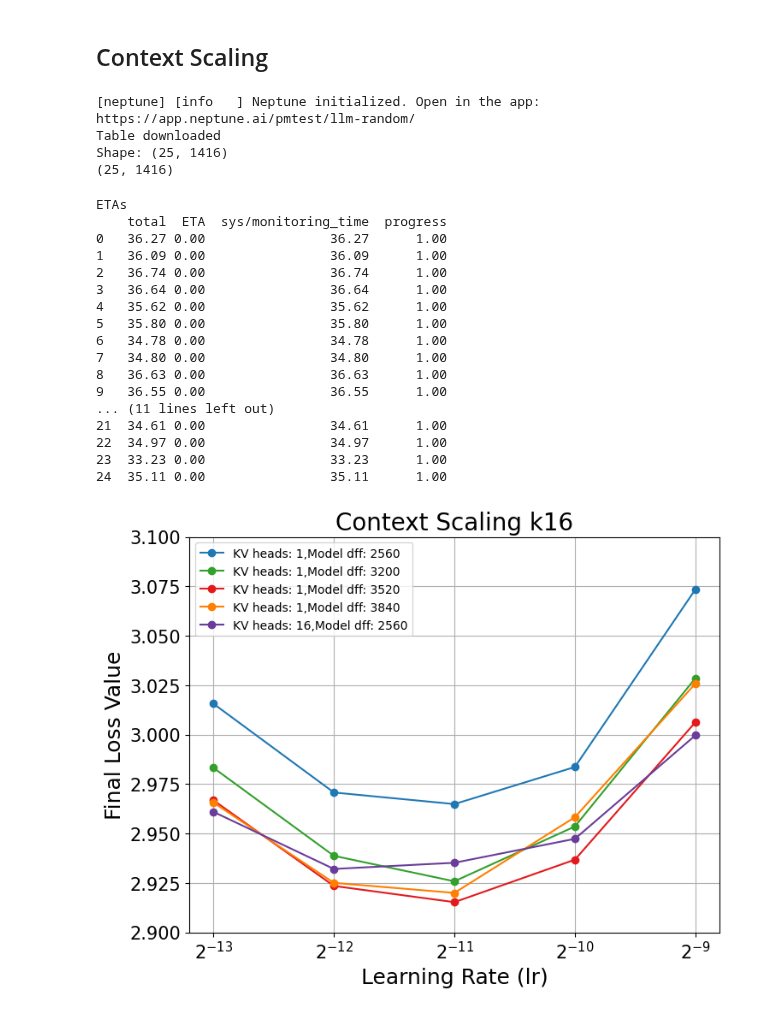
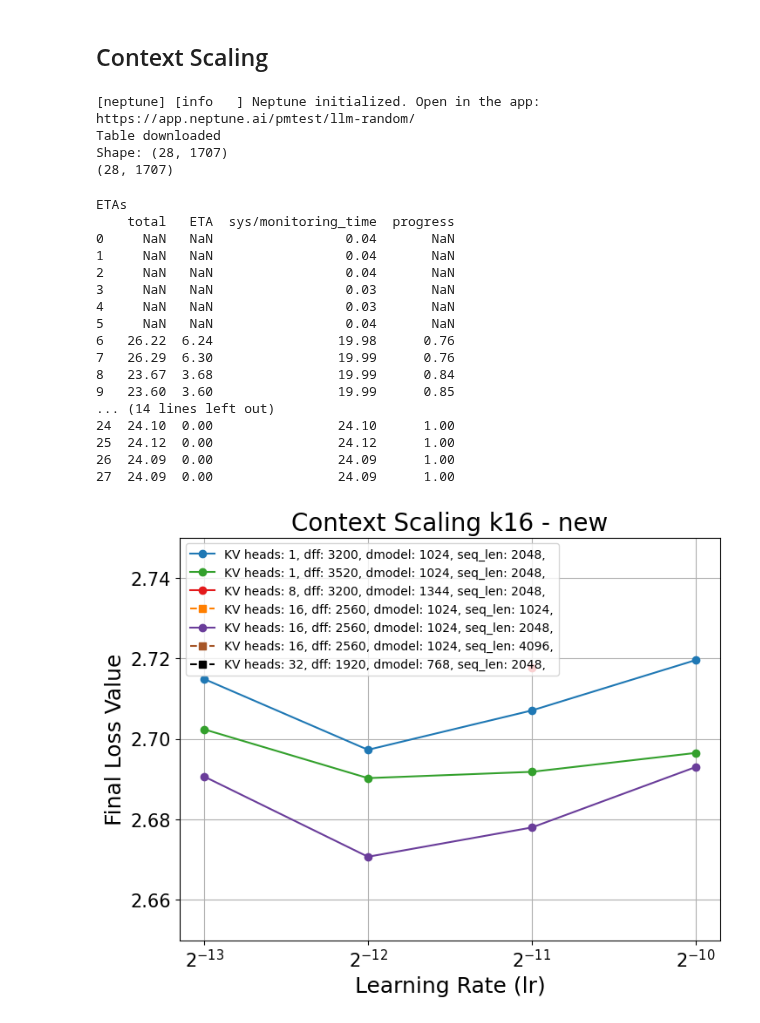
Before and after one commit to llm-random/nano, a Jupyter notebook: jupyter_notebooks/plots.ipynb, the cells around one changed output. Cells and saved outputs as stored; diff of their text form; code cells hidden in the pictures.

```diff
--- a/jupyter_notebooks/plots.ipynb
+++ b/jupyter_notebooks/plots.ipynb
@@ -98,11 +98,12 @@ def plot_loss_vs_lr(runs_table, ylim=None, title=None, figsize=(10, 6), ax=None,
 
     var_labels_dict = {
         "job_config/common/dmodel": "dmodel:",
-        "job_config/common/dff": "Model dff:",
+        "job_config/common/dff": "dff:",
         "job_config/common/expansion_rate": "Number of experts:",
         "job_config/common/granularity": "Granularity:",
         "job_config/model/encoder/block_fn/attention_fn/top_k": "top-k:",
         "job_config/common/kv_heads": "KV heads:",
+        "job_config/common/sequence_length": "seq_len:",
     }
 
     for color_num, grid_vals in enumerate(grid_val_sets):
@@ -123,7 +124,7 @@ def plot_loss_vs_lr(runs_table, ylim=None, title=None, figsize=(10, 6), ax=None,
         label = ""
         for name, value in zip(main_varibles, grid_vals):
 
-            label += f"{var_labels_dict[name]} {value},"
+            label += f"{var_labels_dict[name]} {value}, "
         label = label[:-1]
 
         # Plot finished runs with 'o' marker
@@ -367,7 +368,7 @@ def get_long_ctx_jsons(df, path=None, project="pmtest/llm-random", get_vars: lis
 # %% [markdown]
 ## Context Scaling
 # %%
-tags = ["context_scaling", "42B", "k16"]
+tags = ["context_scaling", "WSD_scheduler", "fineweb_edu"]
 negative_tags = []
 
 df = get_neptune_table(tags, negative_tags=negative_tags)
@@ -375,30 +376,40 @@ print(df.shape)
 # %% [output]
 [neptune] [info   ] Neptune initialized. Open in the app: https://app.neptune.ai/pmtest/llm-random/
 Table downloaded
-Shape: (25, 1416)
-(25, 1416)
+Shape: (28, 1707)
+(28, 1707)
 # %%
 fig, axes = plt.subplots(1, 1, figsize=(8, 6))
-plot_loss_vs_lr(df, (2.9, 3.1), figsize=(6, 6), title="Context Scaling k16", ax=axes, main_varibles=['job_config/common/kv_heads', 'job_config/common/dff'], ax_labels_font=18, tick_font=15, title_font=20, print_etas=True)
+plot_loss_vs_lr(
+    df,
+    (2.65, 2.75),
+    figsize=(6, 6),
+    title="Context Scaling k16 - new",
+    ax=axes,
+    main_varibles=['job_config/common/kv_heads', 'job_config/common/dff', 'job_config/common/dmodel', 'job_config/common/sequence_length'],
+    ax_labels_font=18,
+    tick_font=15,
+    title_font=20,
+    print_etas=True)
 # %% [output]
 ETAs
-    total  ETA  sys/monitoring_time  progress
-0   36.27 0.00                36.27      1.00
-1   36.09 0.00                36.09      1.00
-2   36.74 0.00                36.74      1.00
-3   36.64 0.00                36.64      1.00
-4   35.62 0.00                35.62      1.00
-5   35.80 0.00                35.80      1.00
-6   34.78 0.00                34.78      1.00
-7   34.80 0.00                34.80      1.00
-8   36.63 0.00                36.63      1.00
-9   36.55 0.00                36.55      1.00
-... (11 lines left out)
-21  34.61 0.00                34.61      1.00
-22  34.97 0.00                34.97      1.00
-23  33.23 0.00                33.23      1.00
-24  35.11 0.00                35.11      1.00
+    total   ETA  sys/monitoring_time  progress
+0     NaN   NaN                 0.04       NaN
+1     NaN   NaN                 0.04       NaN
+2     NaN   NaN                 0.04       NaN
+3     NaN   NaN                 0.03       NaN
+4     NaN   NaN                 0.03       NaN
+5     NaN   NaN                 0.04       NaN
+6   26.22  6.24                19.98      0.76
+7   26.29  6.30                19.99      0.76
+8   23.67  3.68                19.99      0.84
+9   23.60  3.60                19.99      0.85
+... (14 lines left out)
+24  24.10  0.00                24.10      1.00
+25  24.12  0.00                24.12      1.00
+26  24.09  0.00                24.09      1.00
+27  24.09  0.00                24.09      1.00
-[figure, old version]
+[figure, new version]
 # %%
 print(df[["job_config/common/dff", "job_config/common/kv_heads", "job/full_save_checkpoints_path"]])
 grid_params = ["job_config/common/dff", "job_config/common/kv_heads"]
```
Also changed, not shown: parts of 5 cells of this notebook, 1 other file.
